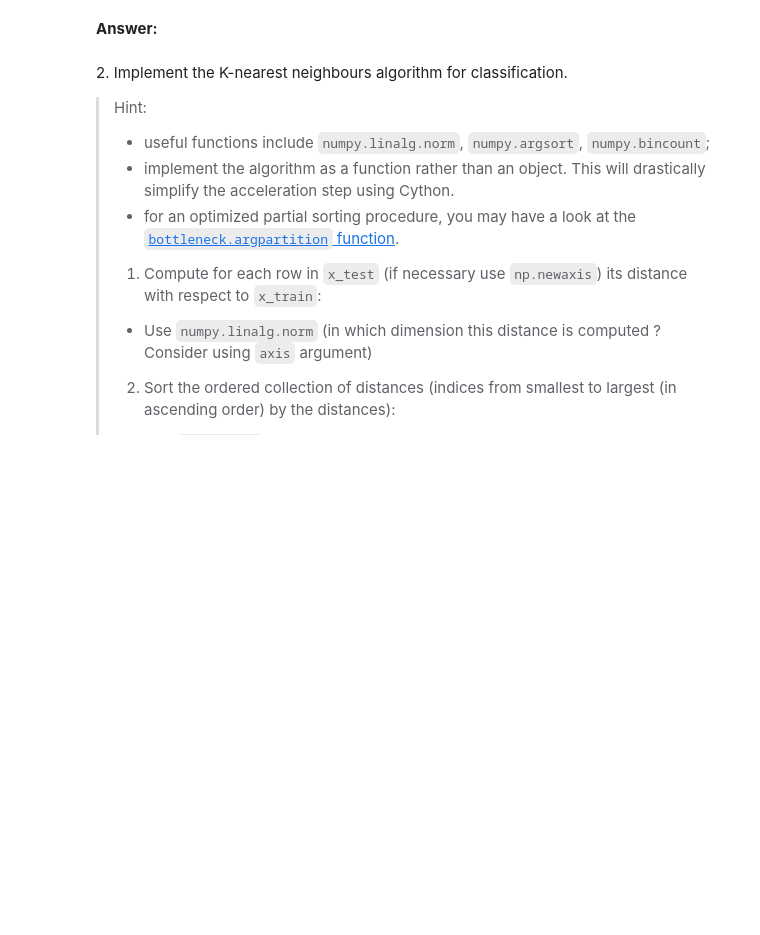
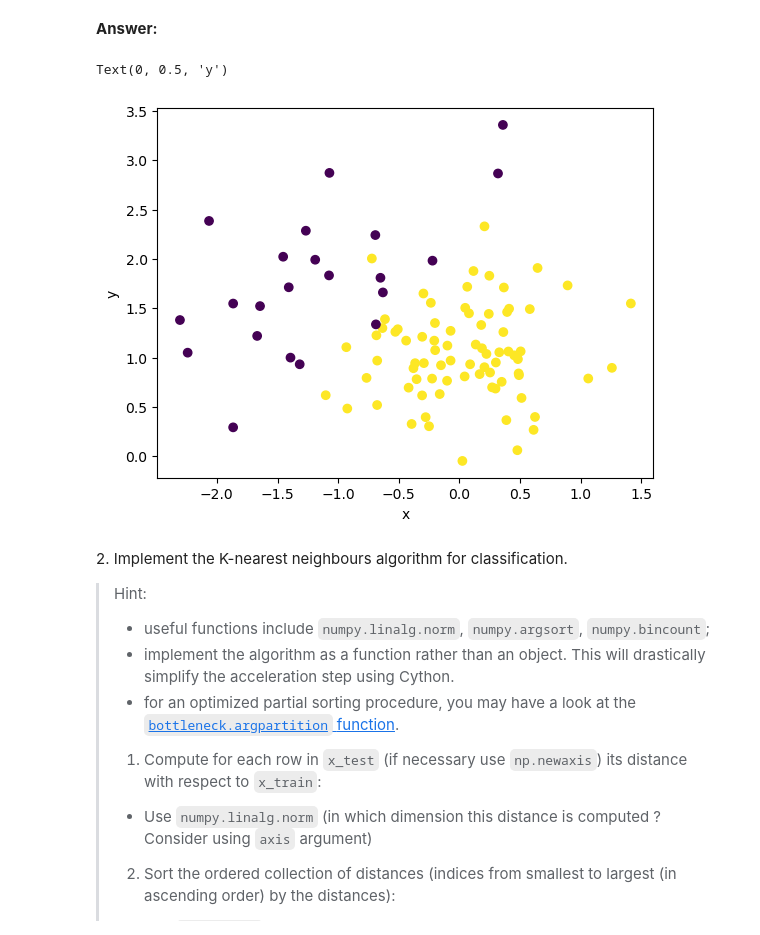
Before and after one commit to hichamomh/Python-labs, a Jupyter notebook: Labs/Lab4/lab4.ipynb, the cells around one changed output. Saved outputs shown, nothing was run; the diff lists cells and outputs as text; code cells hidden in the pictures; blank space fills up the shorter version.

```diff
--- a/Labs/Lab4/lab4.ipynb
+++ b/Labs/Lab4/lab4.ipynb
@@ -55,0 +39,6 @@ N_test = test.shape[0]
+# %%
+import numpy as np
+train = np.loadtxt('data/synth_train.txt')
+class_train = train[:,0]
+x_train = train[:,1:]
+N_train = train.shape[0]
@@ -64,3 +57,11 @@ N_test = test.shape[0]
+# %%
+import matplotlib.pyplot as plt
+plt.scatter(x_train[:,0], x_train[:,1], c=class_train)
+plt.xlabel("x")
+plt.ylabel("y")
+# %% [output]
+Text(0, 0.5, 'y')
+[figure, added]
 # %% [markdown]
 2\. Implement the K-nearest neighbours algorithm for classification.
 
```
Also changed, not shown: parts of 14 cells of this notebook, 20 other files.
